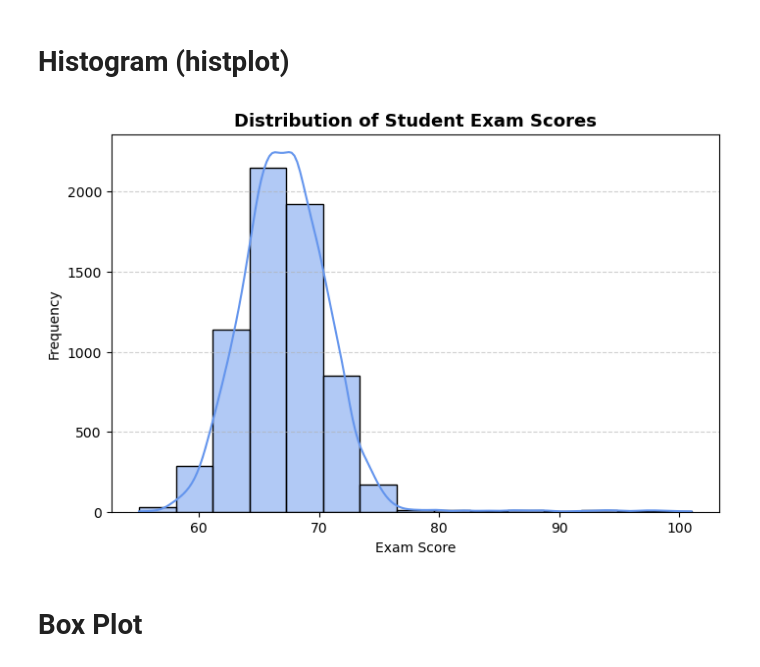
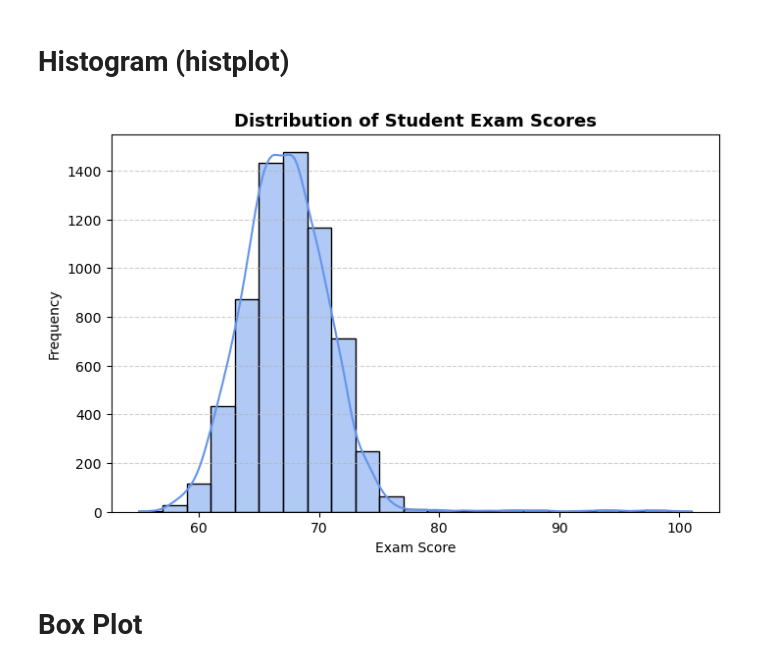
Before and after one commit to AugustinO28/Projet_Data_GR3, a Jupyter notebook: Scripts/EDA.ipynb, the cells around one changed output. Cells and saved outputs as stored; diff of their text form; code cells hidden in the pictures.

```diff
--- a/Scripts/EDA.ipynb
+++ b/Scripts/EDA.ipynb
@@ -191,16 +268,20 @@ plt.show()
 # %% [markdown]
 # Histogram (histplot)
 # %%
-# Histogram of Exam Scores
+import numpy as np
+
 plt.figure(figsize=(8,5))
-sns.histplot(data=df, x="Exam_Score", bins=15, kde=True, color="cornflowerblue")
+bins = np.arange(df["Exam_Score"].min(), df["Exam_Score"].max() + 2, 2)
+
+sns.histplot(data=df, x="Exam_Score", bins=bins, kde=True, color="cornflowerblue")
+
 plt.title("Distribution of Student Exam Scores", fontsize=13, fontweight="bold")
 plt.xlabel("Exam Score")
 plt.ylabel("Frequency")
 plt.grid(axis="y", linestyle="--", alpha=0.6)
 plt.show()
 # %% [output]
-[figure, old version]
+[figure, new version]
 # %% [markdown]
 # Box Plot
 # %%
```
Also changed, not shown: parts of 12 cells of this notebook, 1 other file.
